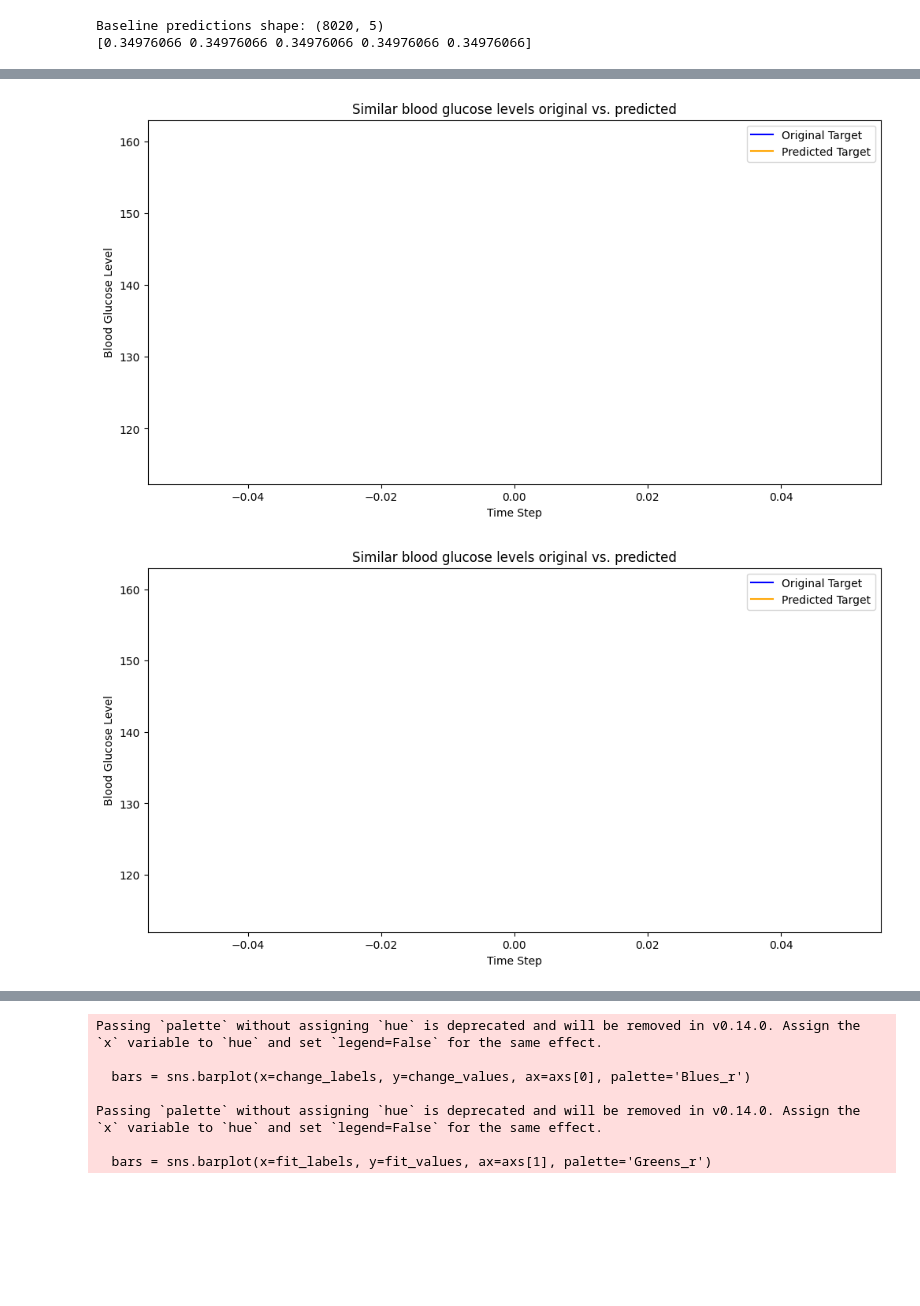
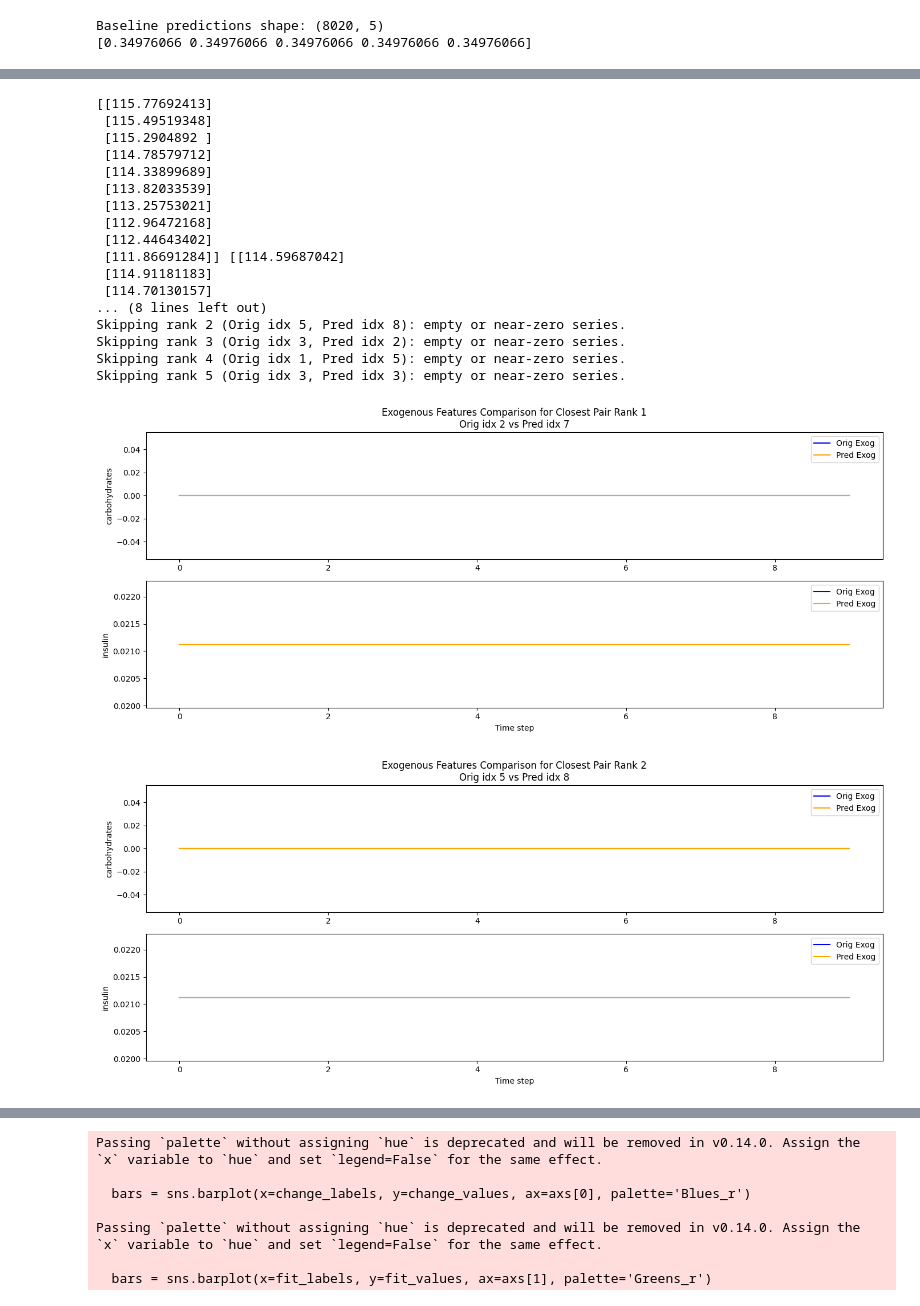
Before and after one commit to TomkeMeyer/ThesisTomkeMeyer, a Jupyter notebook: TEST.ipynb, the cells around one changed output, grey strips where cells are left out. Cells and saved outputs as stored; diff of their text form; code cells hidden in the pictures; blank space fills up the shorter version.

```diff
--- a/TEST.ipynb
+++ b/TEST.ipynb
@@ -1750,14 +1939,14 @@ desired_max: (100, 10, 1)
 sample_idx = random.sample(range(0, 100), 5)
 #sample_idx = 58
 for sam in sample_idx:
-    time_steps = np.arange(transformed_orig_targets_gru.shape[1])
+    time_steps = np.arange(transformed_orig_targets_sarimax.shape[1])
 
     # Extract time series
-    orig_targets = transformed_orig_targets_gru[sam]
-    pred_targets = transformed_targets_gru[sam]
-    orig_exogs = transformed_orig_exogs_gru[sam]
-    pred_exogs = transformed_exogs_gru[sam]
-
+    orig_targets = sim_transformed_orig_targets_sarimax[sam]
+    pred_targets = sim_transformed_targets_sarimax[sam]
+    orig_exogs = sim_transformed_orig_exogs_sarimax[sam]
+    pred_exogs = sim_transformed_exogs_sarimax[sam]
+    print(orig_targets, pred_targets)
     # Reshape targets if necessary
     if orig_targets.ndim == 1:
         orig_targets = orig_targets[:, np.newaxis]
@@ -1790,7 +1979,7 @@ for sam in sample_idx:
         plt.ylabel("Value")
         plt.legend()
     plt.tight_layout()
-    plt.savefig(f"BG_gru_sim_6_24_{sam}.png")
+    plt.savefig(f"BG_sarimax_sim_6_24_{sam}.png")
     plt.show()
 
     if args.dataset == "ohiot1dm":
@@ -1813,6 +2002,6 @@ for sam in sample_idx:
         plt.ylabel("Value")
         plt.legend()
     plt.tight_layout()
-    plt.savefig(f"exogenous_gru_sim_6_24_{sam}.png")
+    plt.savefig(f"exogenous_sarimax_sim_6_24_{sam}.png")
     plt.show()
 # %% [output]
@@ -1830,8 +2144,8 @@ for sam in sample_idx:
 import numpy as np
 
 # Assuming orig_targets and pred_targets are numpy arrays of shape (num_samples, timesteps, 1)
-orig_flat = orig_targets.squeeze(-1)  # (num_orig_samples, timesteps)
-pred_flat = pred_targets.squeeze(-1)  # (num_pred_samples, timesteps)
+orig_flat = sim_transformed_orig_targets_gru.squeeze(-1)  # (num_orig_samples, timesteps)
+pred_flat = sim_transformed_targets_gru.squeeze(-1)  # (num_pred_samples, timesteps)
 
 num_orig = orig_flat.shape[0]
 num_pred = pred_flat.shape[0]
@@ -1866,17 +2193,23 @@ import matplotlib.pyplot as plt
 
 # Assuming closest_pairs is already computed from previous step as list of (orig_idx, pred_idx)
 
+def is_nonempty_series(series, min_range=0.01):
+    series = np.array(series).flatten()
+    return np.max(series) - np.min(series) > min_range
+
+print(orig_targets, pred_targets)
 for rank, (orig_idx, pred_idx) in enumerate(sorted(closest_pairs, key=lambda x: dist_matrix[x[0], x[1]]), 1):
+    orig_series = orig_targets[orig_idx].squeeze()
+    pred_series = pred_targets[pred_idx].squeeze()
+
+    if not (is_nonempty_series(orig_series) and is_nonempty_series(pred_series)):
+        print(f"Skipping rank {rank} (Orig idx {orig_idx}, Pred idx {pred_idx}): empty or near-zero series.")
+        continue
+
     plt.figure(figsize=(12, 6))
-
-    timesteps = orig_targets.shape[1]
-    time_axis = range(timesteps)
-
-    # Plot original target
-    plt.plot(time_axis, orig_targets[orig_idx].squeeze(), label='Original Target', color='blue')
-
-    # Plot predicted target
-    plt.plot(time_axis, pred_targets[pred_idx].squeeze(), label='Predicted Target', color='orange')
+    time_axis = range(orig_targets.shape[1])
+    plt.plot(time_axis, orig_series, label='Original Target', color='blue')
+    plt.plot(time_axis, pred_series, label='Predicted Target', color='orange')
     plt.title(f"Similar blood glucose levels original vs. predicted")
     plt.xlabel("Time Step")
     plt.ylabel("Blood Glucose Level")
@@ -1884,10 +2217,11 @@ for rank, (orig_idx, pred_idx) in enumerate(sorted(closest_pairs, key=lambda x:
     plt.savefig(f"similar_bg_sim_10_40_{orig_idx}_{pred_idx}.png")
     plt.show()
 
+
 # closest_pairs: list of (orig_idx, pred_idx)
 
-orig_exogs = transformed_orig_exogs_gru
-pred_exogs = transformed_exogs_gru
+orig_exogs = sim_transformed_orig_exogs_gru
+pred_exogs = sim_transformed_exogs_gru
 
 if args.dataset == "ohiot1dm":
     labels = ["basal insulin", "bolus insulin", "carbohydrates", "exercise intensity"]
@@ -1896,32 +2230,56 @@ elif args.dataset == "simulated":
     labels = ["carbohydrates", "insulin"]
     num_exog_vars = 2
 
 for rank, (orig_idx, pred_idx) in enumerate(closest_pairs, 1):
+    orig_exog = orig_exogs[orig_idx]
+    pred_exog = pred_exogs[pred_idx]
+
+    if not (is_nonempty_series(orig_exog) and is_nonempty_series(pred_exog)):
+        print(f"Skipping exog plot rank {rank} due to empty or near-zero values.")
+        continue
+
     plt.figure(figsize=(14, 6))
 
     timesteps = orig_exogs.shape[1]
     time_axis = range(timesteps)
     num_features = orig_exogs.shape[2]
 
     for feature_idx in range(num_features):
         plt.subplot(num_features, 1, feature_idx + 1)
 
         # Plot original exog
         plt.plot(time_axis, orig_exogs[orig_idx, :, feature_idx], label='Orig Exog', color='blue')
 
         # Plot predicted exog
         plt.plot(time_axis, pred_exogs[pred_idx, :, feature_idx], label='Pred Exog', color='orange')
 
         plt.ylabel(f'{labels[feature_idx]}')
         if feature_idx == 0:
             plt.title(f'Exogenous Features Comparison for Closest Pair Rank {rank}\nOrig idx {orig_idx} vs Pred idx {pred_idx}')
         if feature_idx == num_features - 1:
             plt.xlabel('Time step')
 
         plt.legend()
     plt.savefig(f"similar_exogs_sim_6_24_{orig_idx}_{pred_idx}.png")
     plt.tight_layout()
     plt.show()
 # %% [output]
+[[115.77692413]
+ [115.49519348]
+ [115.2904892 ]
+ [114.78579712]
+ [114.33899689]
+ [113.82033539]
+ [113.25753021]
+ [112.96472168]
+ [112.44643402]
+ [111.86691284]] [[114.59687042]
+ [114.91181183]
+ [114.70130157]
+... (8 lines left out)
+Skipping rank 2 (Orig idx 5, Pred idx 8): empty or near-zero series.
+Skipping rank 3 (Orig idx 3, Pred idx 2): empty or near-zero series.
+Skipping rank 4 (Orig idx 1, Pred idx 5): empty or near-zero series.
+Skipping rank 5 (Orig idx 3, Pred idx 3): empty or near-zero series.
-[figure, old version]
+[figure, new version]
-[figure, old version]
+[figure, new version]
```
Also changed, not shown: parts of 23 cells of this notebook, 1 other file.
